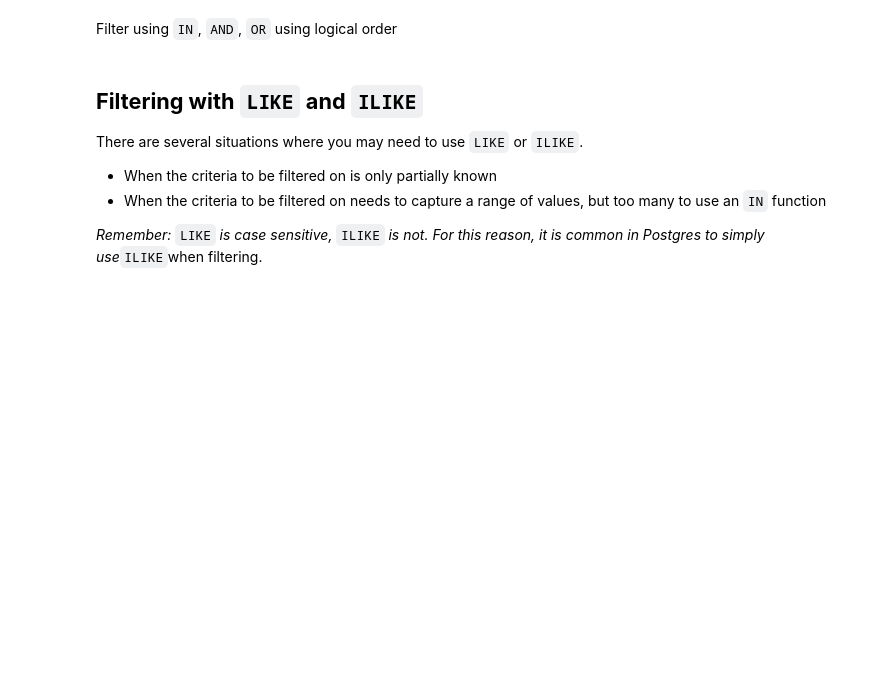
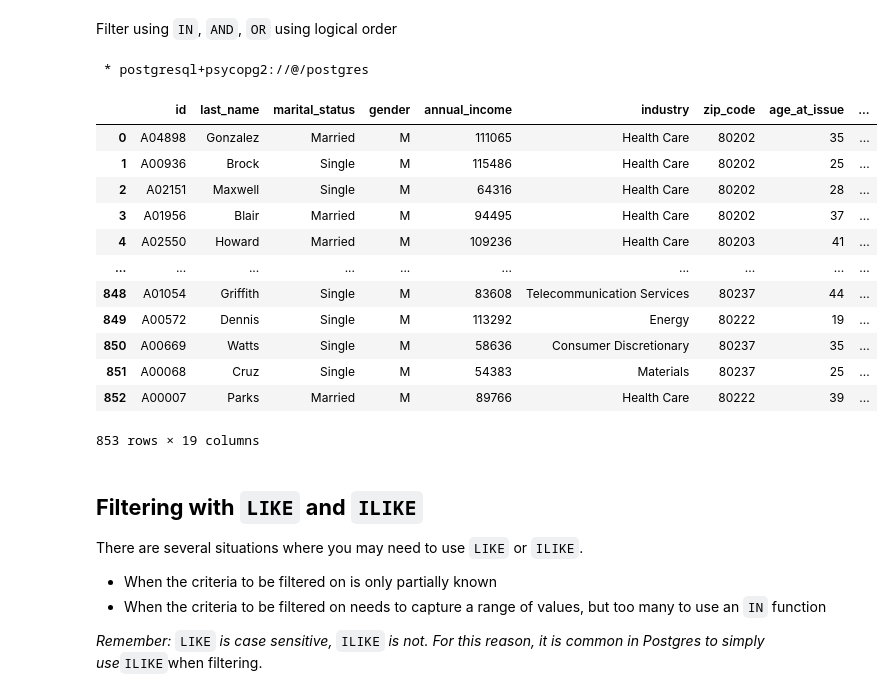
Before and after one commit to ratfarts/datasciencecoursera, a Jupyter notebook: Copy_of_Getting_Started_in_SQL_live_Student.ipynb, the cells around one changed output. Cells and saved outputs as stored; diff of their text form; code cells hidden in the pictures; blank space fills up the shorter version.

```diff
--- a/Copy_of_Getting_Started_in_SQL_live_Student.ipynb
+++ b/Copy_of_Getting_Started_in_SQL_live_Student.ipynb
@@ -237,7 +432,26 @@ Filter using `IN`, `AND`, `OR` using logical order
 # %%
 %%sql
 
 -- Identify the Gold members who are either single or divorced, or who work in Health Care
+SELECT  *
+FROM membership
+WHERE (member_type = 'Gold' AND marital_status IN ('Single', 'Divorced'))
+  OR industry = 'Health Care'
+# %% [output]
+ * postgresql+psycopg2://@/postgres
+|  | id | last_name | marital_status | gender | annual_income | industry | zip_code | age_at_issue | ... |
+| 0 | A04898 | Gonzalez | Married | M | 111065 | Health Care | 80202 | 35 | ... |
+| 1 | A00936 | Brock | Single | M | 115486 | Health Care | 80202 | 25 | ... |
+| 2 | A02151 | Maxwell | Single | M | 64316 | Health Care | 80202 | 28 | ... |
+| 3 | A01956 | Blair | Married | M | 94495 | Health Care | 80202 | 37 | ... |
+| 4 | A02550 | Howard | Married | M | 109236 | Health Care | 80203 | 41 | ... |
+| ... | ... | ... | ... | ... | ... | ... | ... | ... | ... |
+| 848 | A01054 | Griffith | Single | M | 83608 | Telecommunication Services | 80237 | 44 | ... |
+| 849 | A00572 | Dennis | Single | M | 113292 | Energy | 80222 | 19 | ... |
+| 850 | A00669 | Watts | Single | M | 58636 | Consumer Discretionary | 80237 | 35 | ... |
+| 851 | A00068 | Cruz | Single | M | 54383 | Materials | 80237 | 25 | ... |
+| 852 | A00007 | Parks | Married | M | 89766 | Health Care | 80222 | 39 | ... |
+853 rows × 19 columns
 # %% [markdown]
 ## **Filtering with** `LIKE` **and** `ILIKE`
 
```
Also changed, not shown: parts of 35 cells of this notebook.
